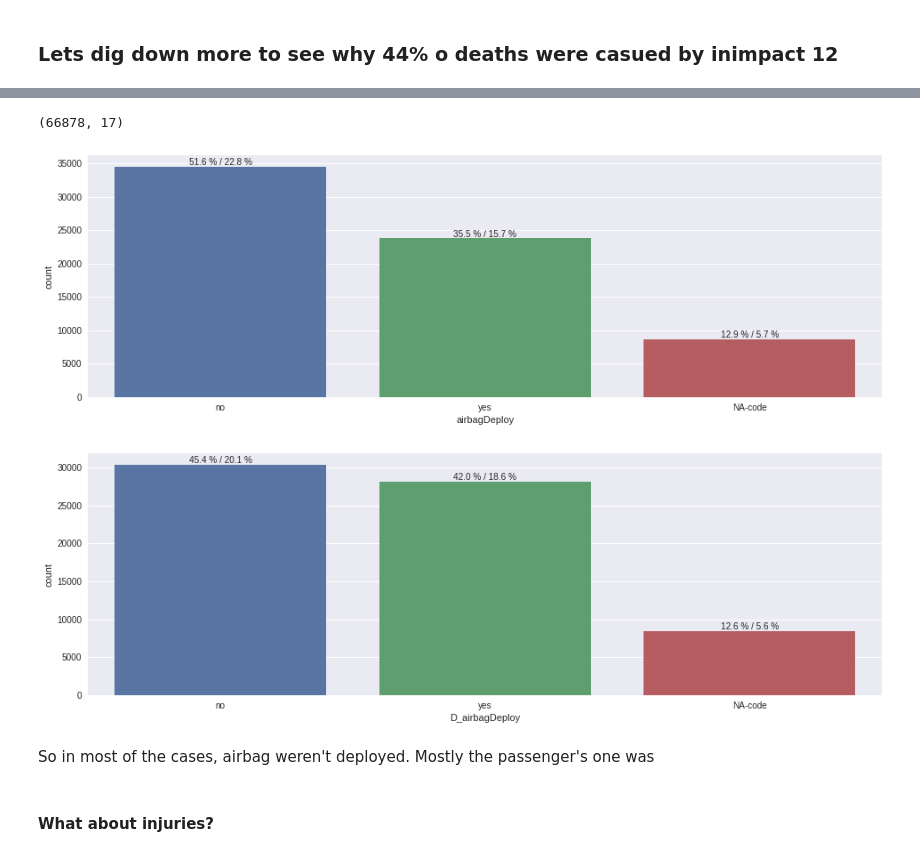
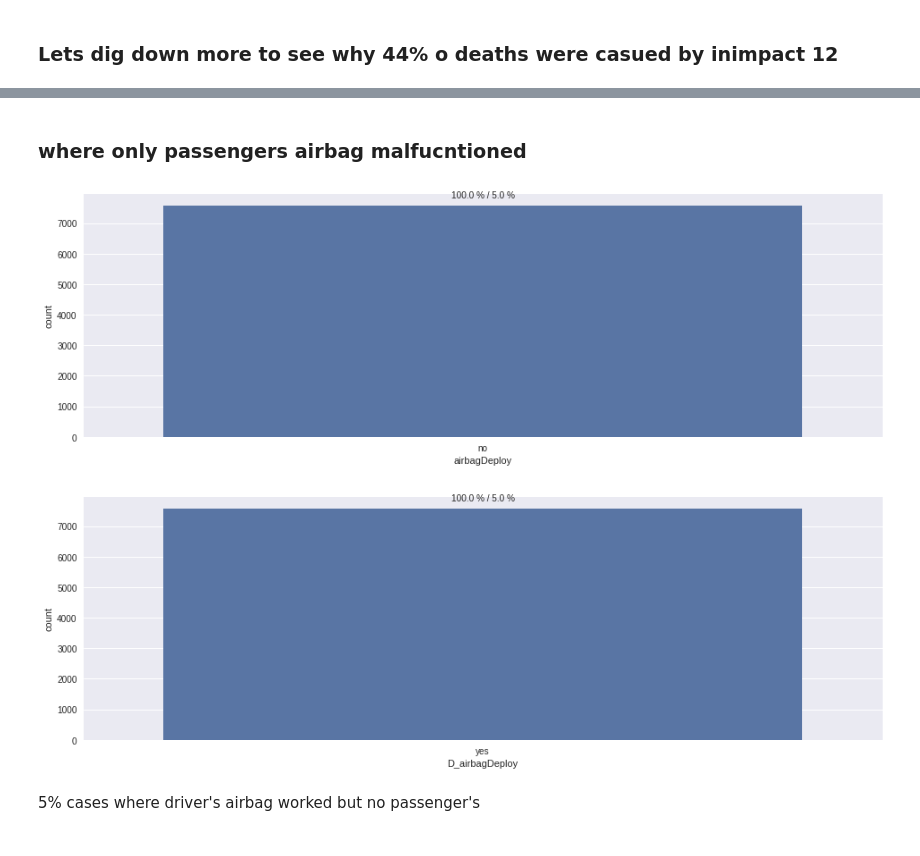
Before and after one commit to sohaibomr/data_analysis-FARS, a Jupyter notebook: sa_eda_fars.ipynb, the cells around one changed output, grey strips where cells are left out. Cells and saved outputs as stored; diff of their text form; code cells hidden in the pictures.

```diff
--- a/sa_eda_fars.ipynb
+++ b/sa_eda_fars.ipynb
@@ -97,12 +138,11 @@ data_sepecific_inimpact = data[filter_]
+# %% [markdown]
+### where only passengers airbag malfucntioned
 # %%
-filter_ = data_sepecific_inimpact.ari
-count_plot('airbagDeploy', 'x', data_sepecific_inimpact, 'show') # passenger's injury
-count_plot('D_airbagDeploy', 'x', data_sepecific_inimpact, 'show') # driver's injury
+filter_ = (data.D_airbagDeploy == 'yes') & (data.airbagDeploy == 'no')
+count_plot('airbagDeploy', 'x', data[filter_], 'show') # driver's injury
+count_plot('D_airbagDeploy', 'x', data[filter_], 'show') # driver's injury
 # %% [output]
-(66878, 17)
-[figure, old version]
+[figure, new version]
-[figure, old version]
+[figure, new version]
-# %% [markdown]
-So in most of the cases, airbag weren't deployed. Mostly the passenger's one was
-# %% [markdown]
-#### What about injuries?
+# %% [markdown]
+5% cases where driver's airbag worked but no passenger's
```
Also changed, not shown: parts of 20 cells of this notebook, 1 other file.
